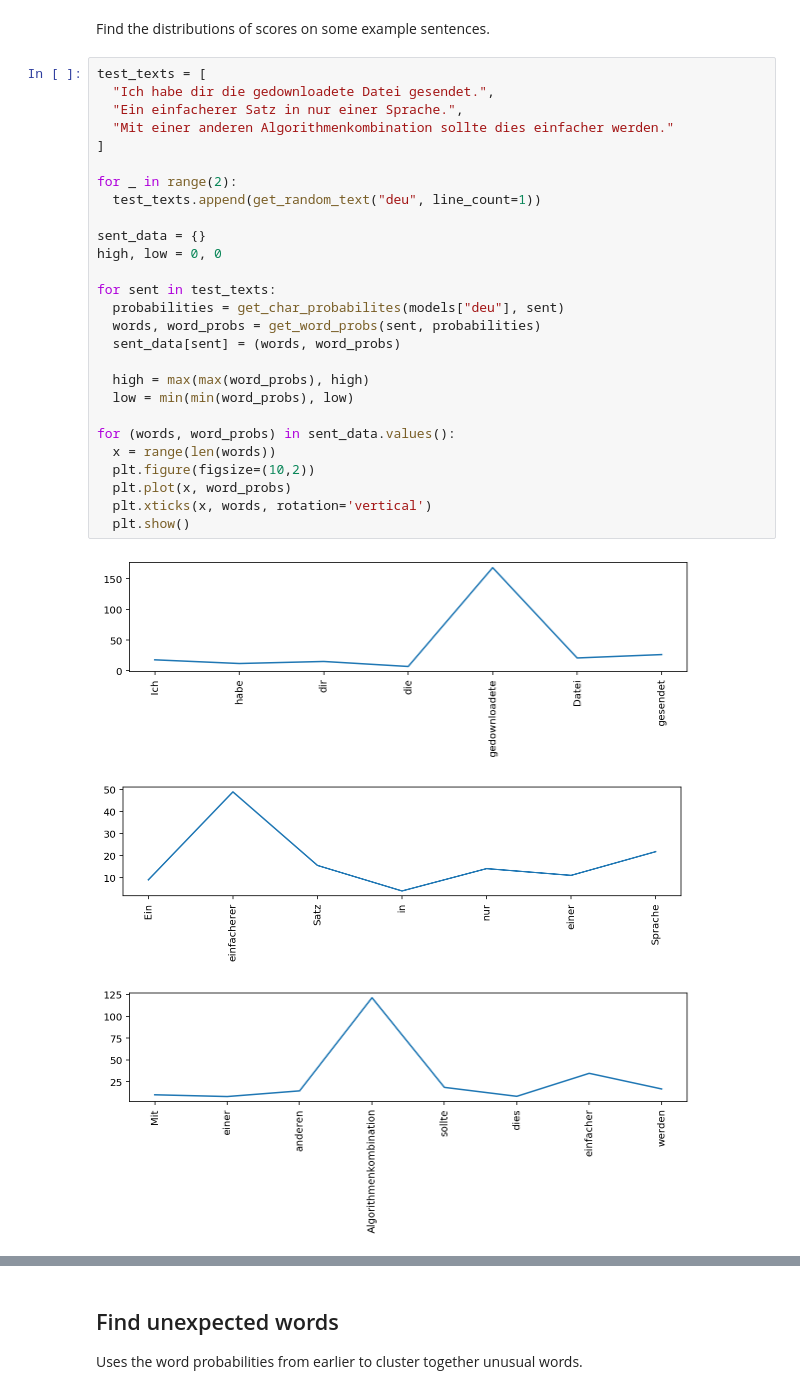
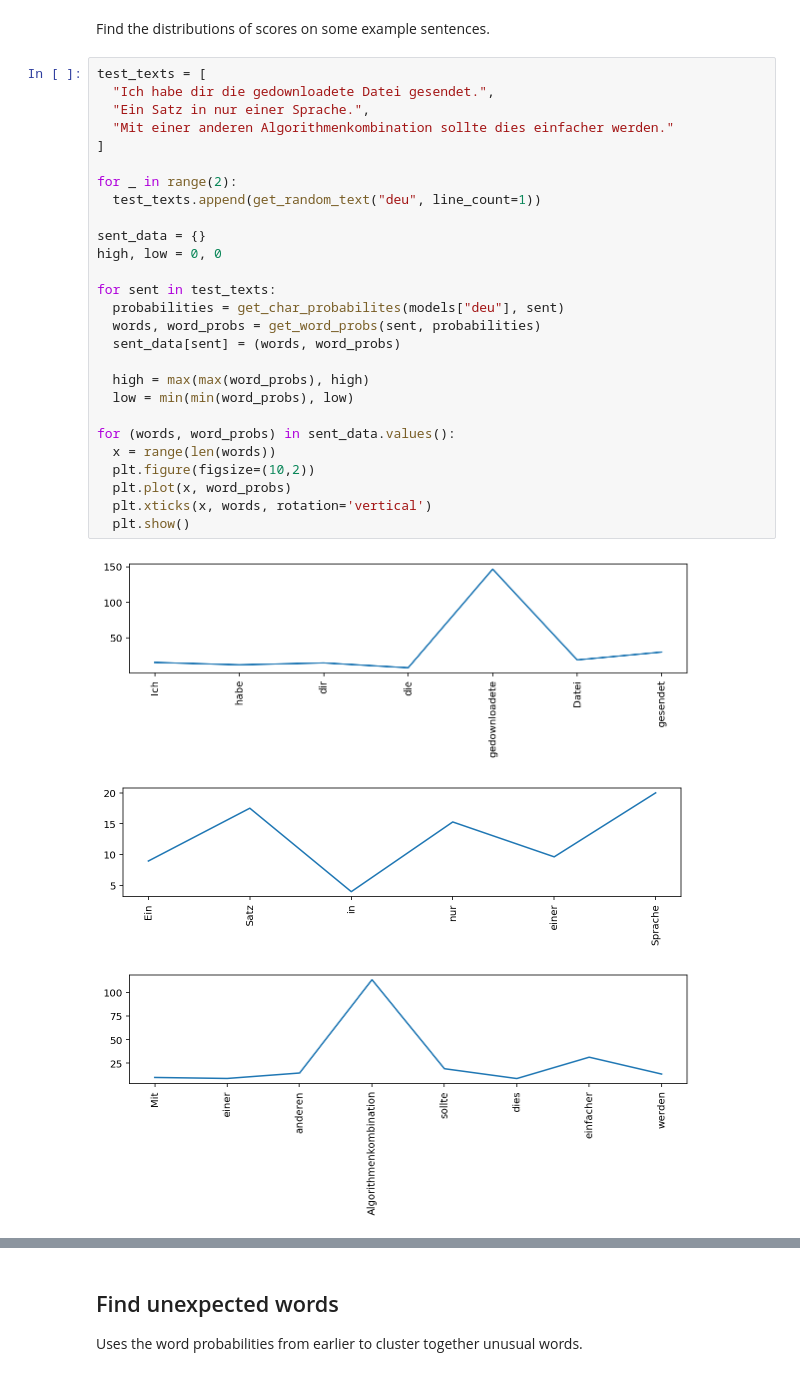
Before and after one commit to jaflo/word-unusuality, a Jupyter notebook: detect_codeswitching.ipynb, the cells around one changed output, grey strips where cells are left out. Cells and saved outputs as stored; diff of their text form.

```diff
--- a/detect_codeswitching.ipynb
+++ b/detect_codeswitching.ipynb
@@ -379,31 +376,31 @@ Find the distributions of scores on some example sentences.
 # %%
 test_texts = [
   "Ich habe dir die gedownloadete Datei gesendet.",
-  "Ein einfacherer Satz in nur einer Sprache.",
+  "Ein Satz in nur einer Sprache.",
   "Mit einer anderen Algorithmenkombination sollte dies einfacher werden."
 ]
 
 for _ in range(2):
   test_texts.append(get_random_text("deu", line_count=1))
 
 sent_data = {}
 high, low = 0, 0
 
 for sent in test_texts:
   probabilities = get_char_probabilites(models["deu"], sent)
   words, word_probs = get_word_probs(sent, probabilities)
   sent_data[sent] = (words, word_probs)
 
   high = max(max(word_probs), high)
   low = min(min(word_probs), low)
 
 for (words, word_probs) in sent_data.values():
   x = range(len(words))
   plt.figure(figsize=(10,2))
   plt.plot(x, word_probs)
   plt.xticks(x, words, rotation='vertical')
   plt.show()
 # %% [output]
-[figure, old version]
+[figure, new version]
-[figure, old version]
+[figure, new version]
-[figure, old version]
+[figure, new version]
```
Also changed, not shown: parts of 14 cells of this notebook.
